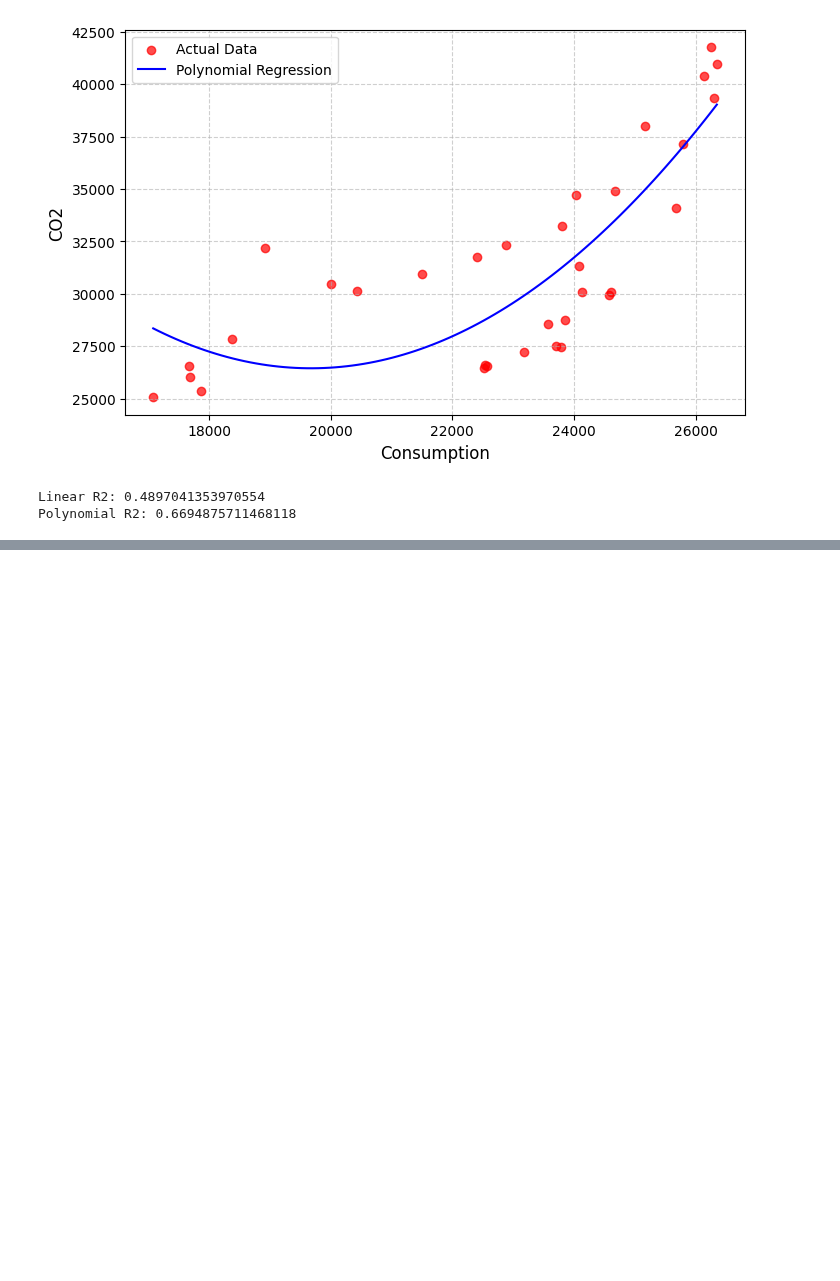
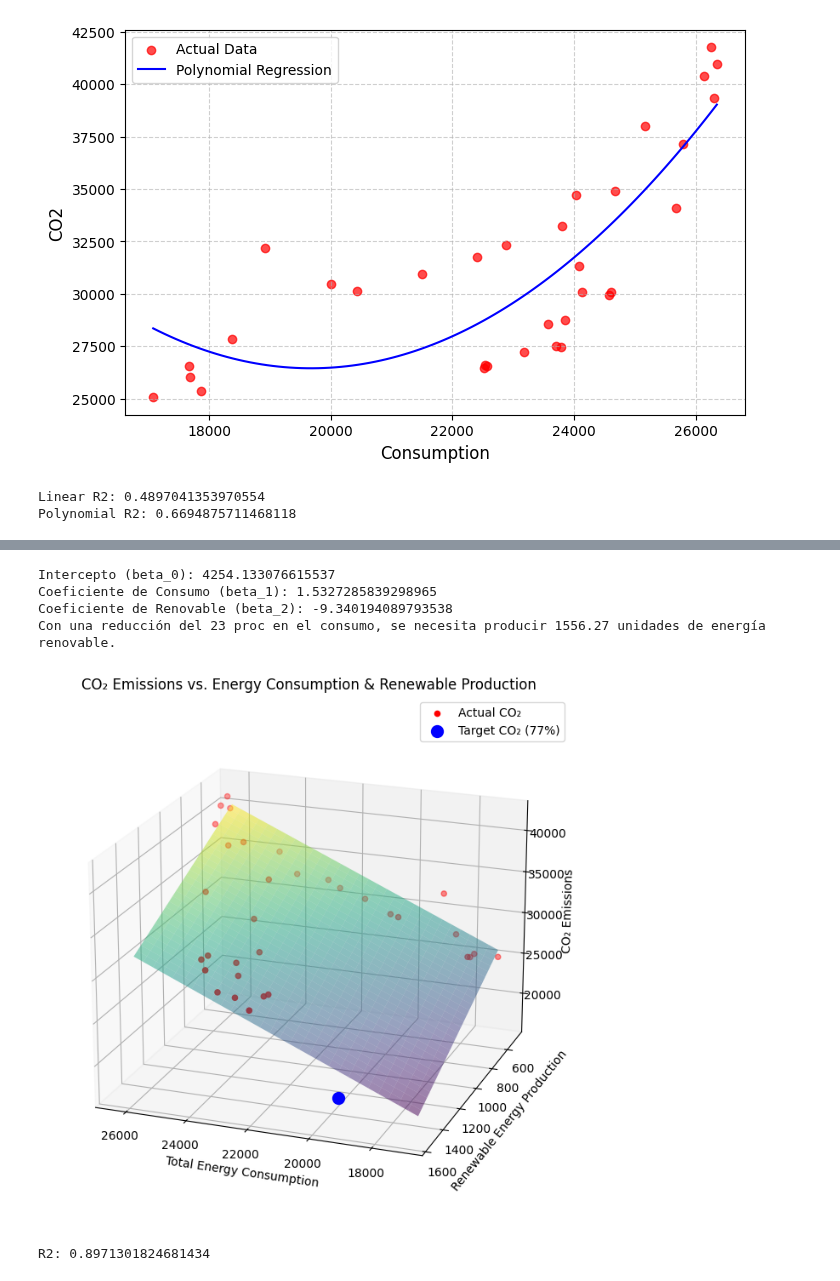
Before and after one commit to leocareer/DA_specialization, a Jupyter notebook: Sprint_10/S10_02.ipynb, the cells around one changed output, grey strips where cells are left out. Saved outputs shown, nothing was run; the diff lists cells and outputs as text; code cells hidden in the pictures; blank space fills up the shorter version.

Commit message:
sprint 10: S10_02.ipynb: Linear Regression with 2 depended

```diff
--- a/Sprint_10/S10_02.ipynb
+++ b/Sprint_10/S10_02.ipynb
@@ -347,0 +351,6 @@ required_energy = (-b + np.sqrt(b**2 - 4*a*(intercept - target_co2))) / (2*a)
+# %%
+df_model_2 = df_concated[['CO2', 'CONS TOTAL', 'PROD ENERGIES REN']]
+df_model_2['CONS TOTAL'] = df_model_2['CONS TOTAL'].astype(float)
+df_model_2['PROD ENERGIES REN'] = df_model_2['PROD ENERGIES REN'].astype(float)
+
+df_model_2.info()
@@ -347,0 +378,65 @@ required_energy = (-b + np.sqrt(b**2 - 4*a*(intercept - target_co2))) / (2*a)
+# %%
+X = df_model_2[['CONS TOTAL', 'PROD ENERGIES REN']]
+y = df_model_2['CO2']
+
+model = LinearRegression()
+model.fit(X, y)
+
+beta_0 = model.intercept_
+beta_1, beta_2 = model.coef_
+
+print("Intercepto (beta_0):", beta_0)
+print("Coeficiente de Consumo (beta_1):", beta_1)
+print("Coeficiente de Renovable (beta_2):", beta_2)
+
+C_base = y.iloc[-33]  # 1990
+CO2_target = C_base * 0.77  # para menos 23%
+
+reduccion = 0.23 # 10% de reducción
+C_esc = C_base * (1 - reduccion)
+R_needed = (CO2_target - beta_0 - beta_1*C_esc) / beta_2
+print("Con una reducción del 23 proc en el consumo, se necesita producir", round(R_needed, 2), "unidades de energía renovable.")
+# %% [output]
+Intercepto (beta_0): 4254.133076615537
+Coeficiente de Consumo (beta_1): 1.5327285839298965
+Coeficiente de Renovable (beta_2): -9.340194089793538
+Con una reducción del 23 proc en el consumo, se necesita producir 1556.27 unidades de energía renovable.
+# %%
+from mpl_toolkits.mplot3d import Axes3D
+
+# Генерируем сетку значений для построения поверхности
+cons_range = np.linspace(X['CONS TOTAL'].min(), X['CONS TOTAL'].max(), 30)
+ren_range = np.linspace(X['PROD ENERGIES REN'].min(), X['PROD ENERGIES REN'].max(), 30)
+CONS_GRID, REN_GRID = np.meshgrid(cons_range, ren_range)
+
+# Вычисляем предсказанные значения CO₂
+CO2_PRED = beta_0 + beta_1 * CONS_GRID + beta_2 * REN_GRID
+
+# Создаём 3D-график
+fig = plt.figure(figsize=(12, 8))
+ax = fig.add_subplot(111, projection='3d')
+
+# Поверхность предсказанных значений
+ax.plot_surface(CONS_GRID, REN_GRID, CO2_PRED, alpha=0.5, cmap='viridis')
+
+# Точки фактических данных
+ax.scatter(X['CONS TOTAL'], X['PROD ENERGIES REN'], y, color='red', label='Actual CO₂')
+
+# Точка с требуемым сокращением выбросов
+ax.scatter(C_esc, R_needed, CO2_target, color='blue', s=100, label='Target CO₂ (77%)')
+
+ax.set_xlabel("Total Energy Consumption")
+ax.set_ylabel("Renewable Energy Production")
+ax.set_zlabel("CO₂ Emissions")
+ax.set_title("CO₂ Emissions vs. Energy Consumption & Renewable Production")
+ax.legend()
+
+ax.view_init(elev=20, azim=110)
+
+plt.show()
+# %% [output]
+[figure, added]
+# %%
+print("R2:", LinearRegression().fit(X, y).score(X, y))
+# %% [output]
+R2: 0.8971301824681434
```
Also changed, not shown: parts of 2 cells of this notebook, 2 other files.
